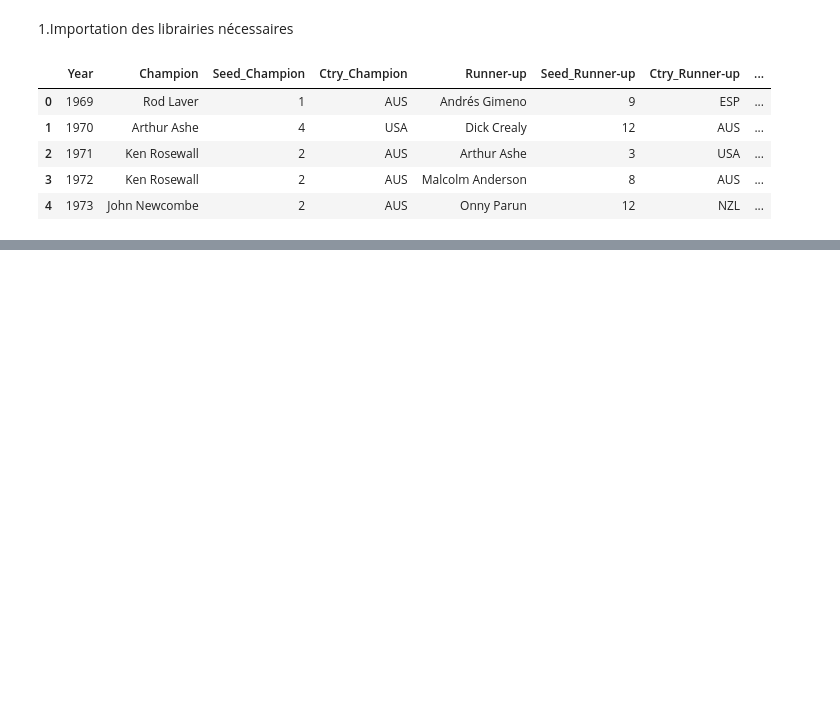
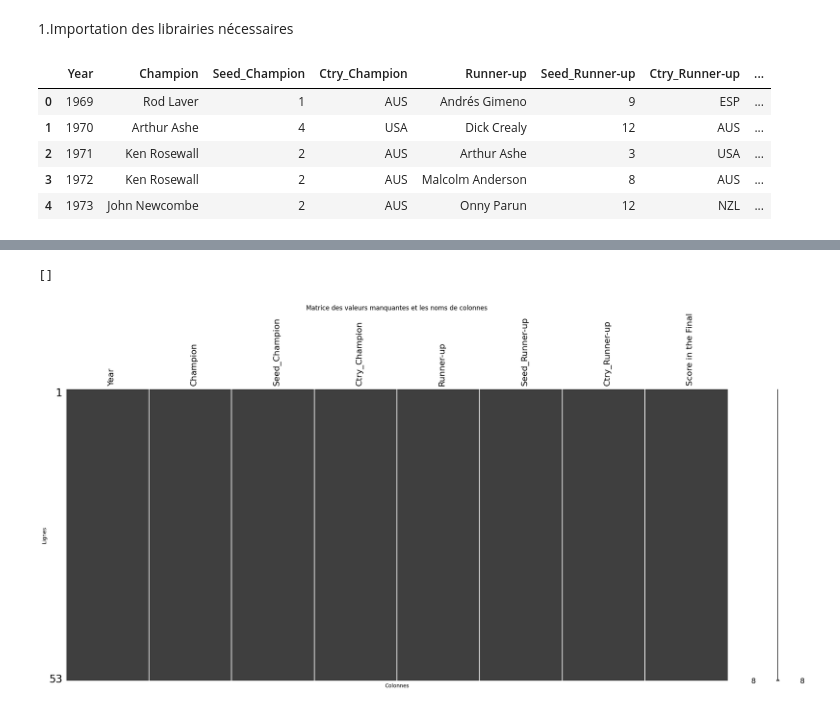
Before and after one commit to S0nia11/Projet_Sp-, a Jupyter notebook: Nettoyage data/Datasets/Matchs/Structure_datasets.ipynb, the cells around one changed output, grey strips where cells are left out. Saved outputs shown, nothing was run; the diff lists cells and outputs as text; code cells hidden in the pictures; blank space fills up the shorter version.

```diff
--- a/Nettoyage data/Datasets/Matchs/Structure_datasets.ipynb
+++ b/Nettoyage data/Datasets/Matchs/Structure_datasets.ipynb
@@ -29,11 +36,0 @@ df2.head(5)
-# %%
-#Fusionner df1 et df2
-df1 = pd.read_csv('Aust_Open_champs_69_21.csv')
-df2 = pd.read_csv('Aust_Open_champs_69_21_wom.csv')
-
-
-merged_df = pd.concat([df1, df2], ignore_index=True)
-merged_df = merged_df.reset_index(drop=True)
-
-merged_df.to_csv('fusion_aust_open_champs.csv', index=False)
-merged_df
@@ -53,0 +39,5 @@ merged_df
+# %%
+#Suppression des index
+df1.set_index(df1.columns[0], inplace=True)
+df1.drop(columns=[df1.columns[0]], inplace=True)
+df1.head()
@@ -53,0 +52,20 @@ merged_df
+# %%
+#Vérifier si il y a des colonnes vides
+colonnes_vides = df1.columns[df1.isnull().all()].tolist()
+print(colonnes_vides)
+# %% [output]
+[]
+# %%
+#Vérifier les données manquantes
+def profil_données(nom_data):
+    msno.matrix(nom_data)
+    noms_colonnes = nom_data.columns
+
+    plt.title("Matrice des valeurs manquantes et les noms de colonnes")
+    plt.xlabel("Colonnes")
+    plt.ylabel("Lignes")
+    plt.xticks(ticks=range(len(noms_colonnes)), labels=noms_colonnes, rotation=90)
+    plt.show()
+profil_données(df1)
+# %% [output]
+[figure, added]
```
Also changed, not shown: parts of 10 cells of this notebook.
